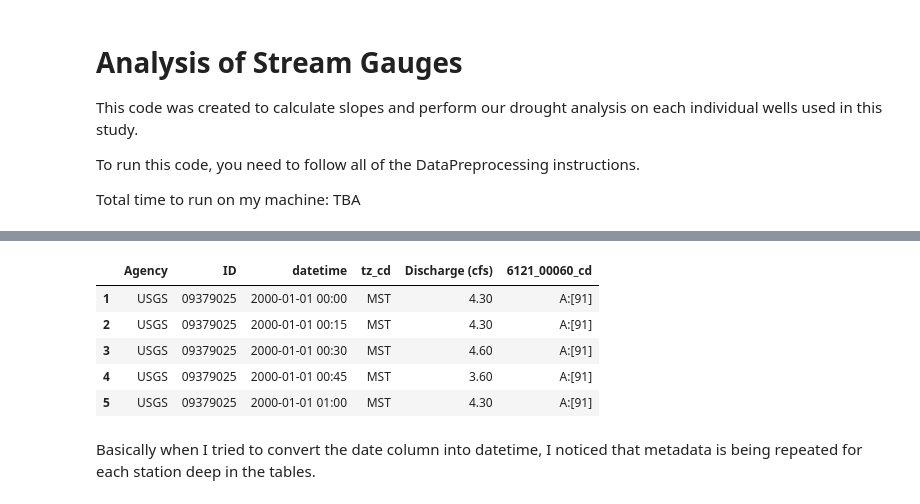
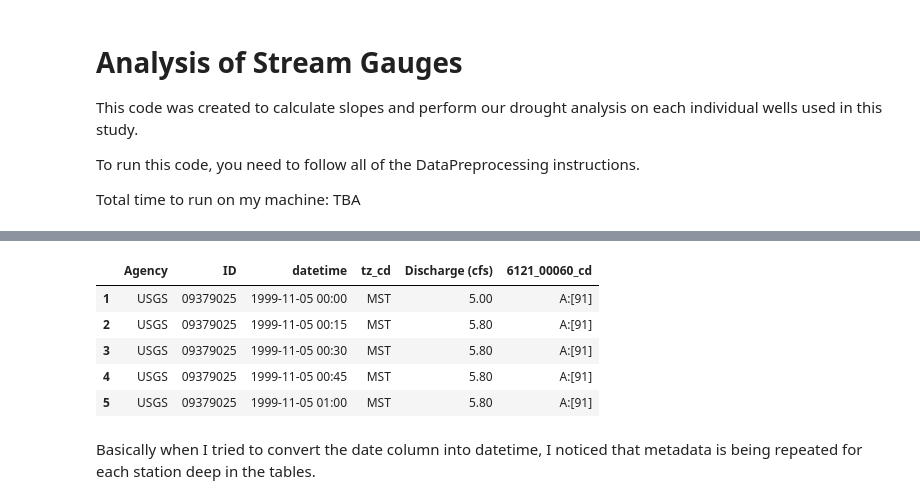
Before and after one commit to dtadych/Shallow_Groundwater_AZ, a Jupyter notebook: Code/FigureCreation/StreamGauges.ipynb, the cells around one changed output, grey strips where cells are left out. Cells and saved outputs as stored; diff of their text form; code cells hidden in the pictures.

```diff
--- a/Code/FigureCreation/StreamGauges.ipynb
+++ b/Code/FigureCreation/StreamGauges.ipynb
@@ -18,7 +18,8 @@ import geopandas as gp
 import matplotlib.pyplot as plt
 
 # Local paths
-inputpath = '../../Data/Input/RawData'
+# inputpath = '../../Data/Input/RawData'
+inputpath = '../../Data/Input'
 outputpath = '../../Data/Output/Local'
 
 # Function to calculate slope using linear regression
@@ -28,7 +29,8 @@ def calculate_slope(y):
     return slope
 # %%
 # ==== Reading in the data ====
-filename_ts = 'USGSStreamgauges.txt'
+filename_ts = 'USGS_Streamgauges'
+# filename_ts = 'USGS_Streamgauges_19801999'
 filepath = os.path.join(inputpath, filename_ts)
 
 # Open the file and read the first 10 lines
@@ -37,10 +39,10 @@ with open(filepath, 'r') as file:
     for i in range(301):
         print(file.readline().strip())
 
-stream_db = pd.read_csv(filepath, sep='\t',
-                        # header=300,
-                        skiprows=299,  # Adjust as needed
-                        on_bad_lines="skip"
-                    )
-stream_db
+# stream_db = pd.read_csv(filepath, sep='\t',
+#                         # header=300,
+#                         skiprows=295,  # Adjust as needed
+#                         on_bad_lines="skip"
+#                     )
+# stream_db
 # %% [output]
@@ -76,0 +66,7 @@ agency_cd       site_no datetime        tz_cd   6121_00060      6121_00060_cd
+# %%
+# This is a test block to combine all the code
+test = stream_db.copy()
+skip_values = ['agency_cd','#','5s']
+for i in skip_values:
+    test = test[test['agency_cd'] != i]
+test
@@ -77,15 +87,16 @@ agency_cd       site_no datetime        tz_cd   6121_00060      6121_00060_cd
 # %%
-stream_db = stream_db[1:140178208]
-stream_db = stream_db.rename(columns={"agency_cd": "Agency",
+# stream_db = stream_db[1:140178208]
+cleaned_streamdb = test
+cleaned_streamdb = cleaned_streamdb.rename(columns={"agency_cd": "Agency",
                    "site_no": "ID",
                    "6121_00060": "Discharge (cfs)"}, errors="raise")
-stream_db.head()
+cleaned_streamdb.head()
 # %% [output]
 |  | Agency | ID | datetime | tz_cd | Discharge (cfs) | 6121_00060_cd |
-| 1 | USGS | 09379025 | 2000-01-01 00:00 | MST | 4.30 | A:[91] |
-| 2 | USGS | 09379025 | 2000-01-01 00:15 | MST | 4.30 | A:[91] |
-| 3 | USGS | 09379025 | 2000-01-01 00:30 | MST | 4.60 | A:[91] |
-| 4 | USGS | 09379025 | 2000-01-01 00:45 | MST | 3.60 | A:[91] |
-| 5 | USGS | 09379025 | 2000-01-01 01:00 | MST | 4.30 | A:[91] |
+| 1 | USGS | 09379025 | 1999-11-05 00:00 | MST | 5.00 | A:[91] |
+| 2 | USGS | 09379025 | 1999-11-05 00:15 | MST | 5.80 | A:[91] |
+| 3 | USGS | 09379025 | 1999-11-05 00:30 | MST | 5.80 | A:[91] |
+| 4 | USGS | 09379025 | 1999-11-05 00:45 | MST | 5.80 | A:[91] |
+| 5 | USGS | 09379025 | 1999-11-05 01:00 | MST | 5.80 | A:[91] |
 # %% [markdown]
 Basically when I tried to convert the date column into datetime, I noticed that metadata is being repeated for each station deep in the tables.
```
Also changed, not shown: parts of 9 cells of this notebook.
